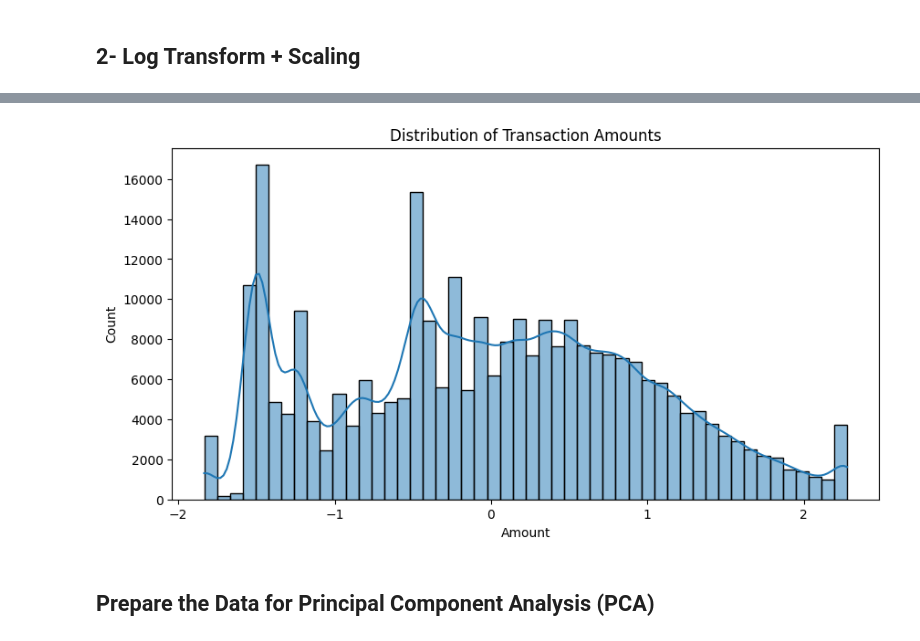
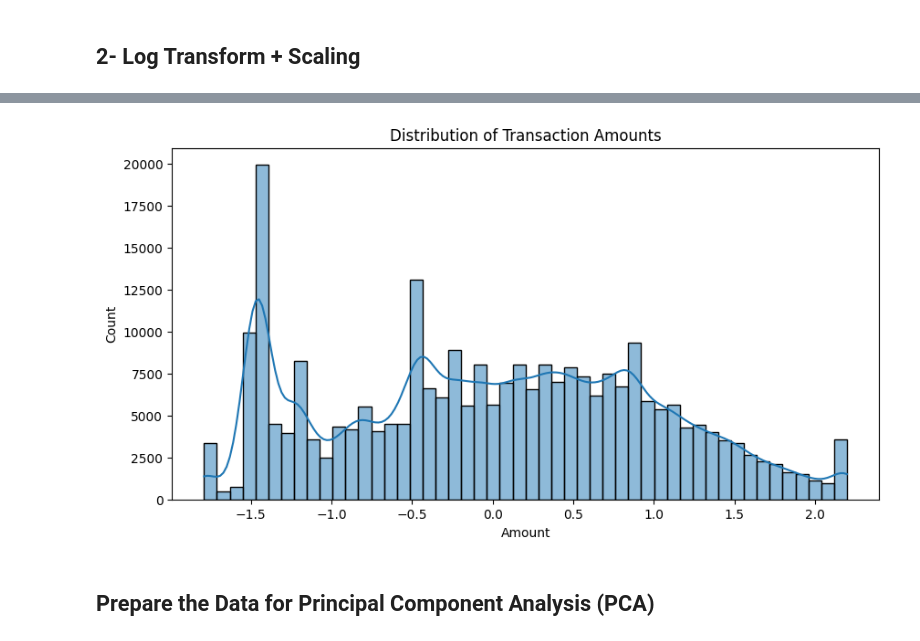
Before and after one commit to MohsseniMahdi/anomguard, a Jupyter notebook: notebooks/Mahdi_V2.ipynb, the cells around one changed output, grey strips where cells are left out. Saved outputs shown, nothing was run; the diff lists cells and outputs as text; code cells hidden in the pictures.

```diff
--- a/notebooks/Mahdi_V2.ipynb
+++ b/notebooks/Mahdi_V2.ipynb
@@ -311,0 +385,3 @@ df["V20"] = np.log1p(df["V20"])
+# %%
+X_train_smote['V20'] = np.log(X_train_smote['V20'].clip(lower=0.0001))
+X_train_smote['V23'] = np.log(X_train_smote['V23'].clip(lower=0.0001))
@@ -321,6 +401,6 @@ plt.show()
 # Dealing with amount column
 ## 1- Direct Log Transformation
 # %%
-df["Amount"] = np.log1p(df["Amount"])  # log(1 + Amount) to handle zero values
+X_train_smote["Amount"] = np.log1p(X_train_smote["Amount"])  # log(1 + Amount) to handle zero values
 # %%
 plt.figure(figsize=(10, 5))
@@ -333,6 +413,6 @@ plt.show()
 ## 2- Log Transform + Scaling
 # %%
 scaler = StandardScaler()
-df["Amount"] = scaler.fit_transform(df[["Amount"]])
+X_train_smote["Amount"] = scaler.fit_transform(X_train_smote[["Amount"]])
 # %%
 plt.figure(figsize=(10, 5))
@@ -364,12 +424,12 @@ memory usage: 71.4 MB
 # %%
-df["Amount"] = winsorize(df["Amount"], limits=[0.01, 0.01])
+X_train_smote["Amount"] = winsorize(X_train_smote["Amount"], limits=[0.01, 0.01])
 # %%
 plt.figure(figsize=(10, 5))
-sns.histplot(df["Amount"], bins=50, kde=True)
+sns.histplot(X_train_smote["Amount"], bins=50, kde=True)
 plt.title("Distribution of Transaction Amounts")
 plt.show()
 # %% [output]
-[figure, old version]
+[figure, new version]
 # %%
 from sklearn.decomposition import PCA
 from sklearn.preprocessing import StandardScaler
```
Also changed, not shown: parts of 37 cells of this notebook.
